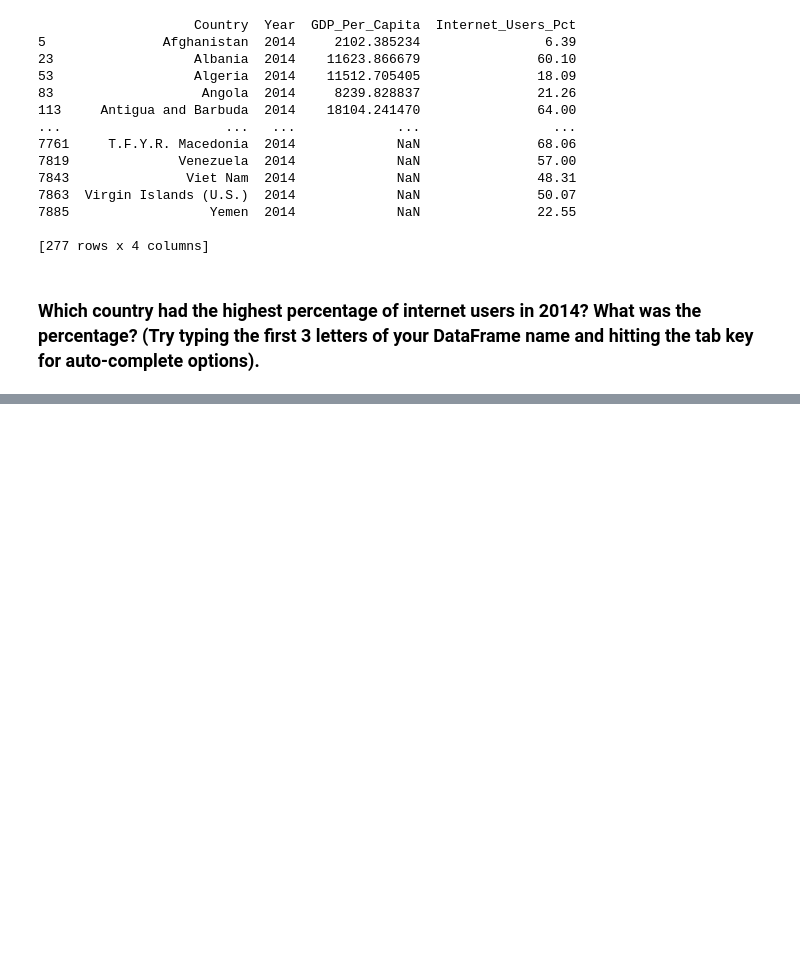
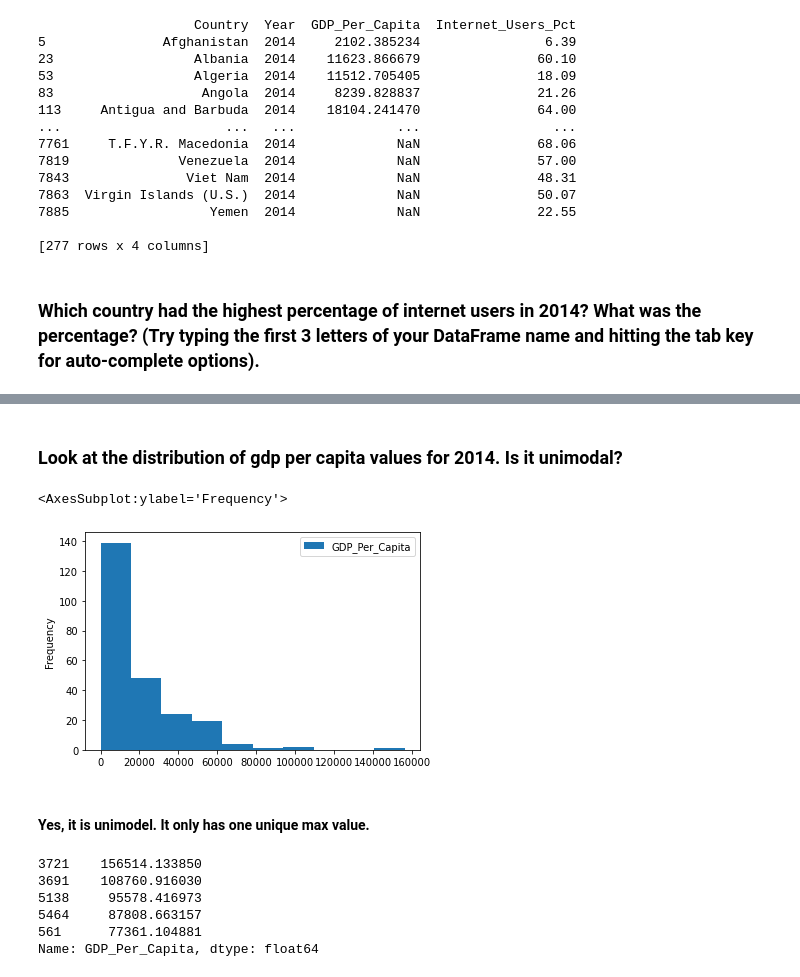
Before and after one commit to NSS-Data-Analytics-Cohort-7/gdp-and-internet-usage-jwhankins177, a Jupyter notebook: Notebooks/UN_INTERNET_NB.ipynb, the cells around one changed output, grey strips where cells are left out. Cells and saved outputs as stored; diff of their text form; code cells hidden in the pictures; blank space fills up the shorter version.

```diff
--- a/Notebooks/UN_INTERNET_NB.ipynb
+++ b/Notebooks/UN_INTERNET_NB.ipynb
@@ -309,0 +393,18 @@ print(gdp_internet_2014[gdp_internet_2014.Internet_Users_Pct == index_2014])
+# %% [markdown]
+### Look at the distribution of gdp per capita values for 2014. Is it unimodal?
+# %%
+gdp_internet_2014.plot.hist(column = 'GDP_Per_Capita')
+# %% [output]
+<AxesSubplot:ylabel='Frequency'>
+[figure, added]
+# %% [markdown]
+#### Yes, it is unimodel. It only has one unique max value.
+# %%
+print(gdp_internet_2014['GDP_Per_Capita'].nlargest(n=5))
+# %% [output]
+3721    156514.133850
+3691    108760.916030
+5138     95578.416973
+5464     87808.663157
+561      77361.104881
+Name: GDP_Per_Capita, dtype: float64
```
Also changed, not shown: parts of 31 cells of this notebook.
